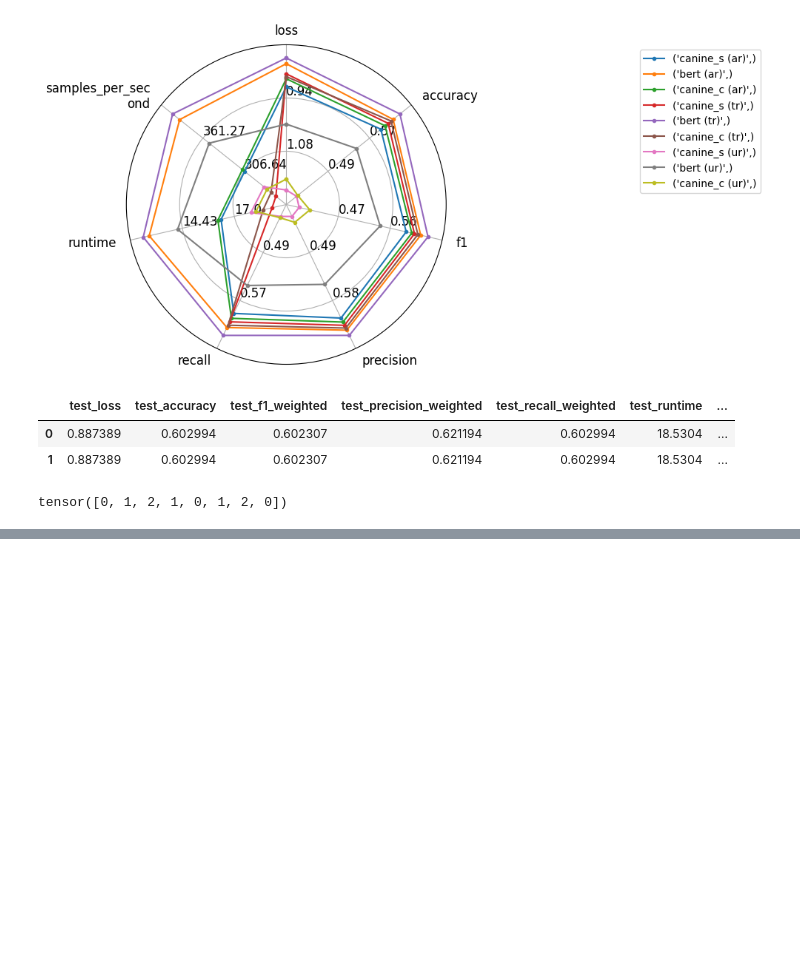
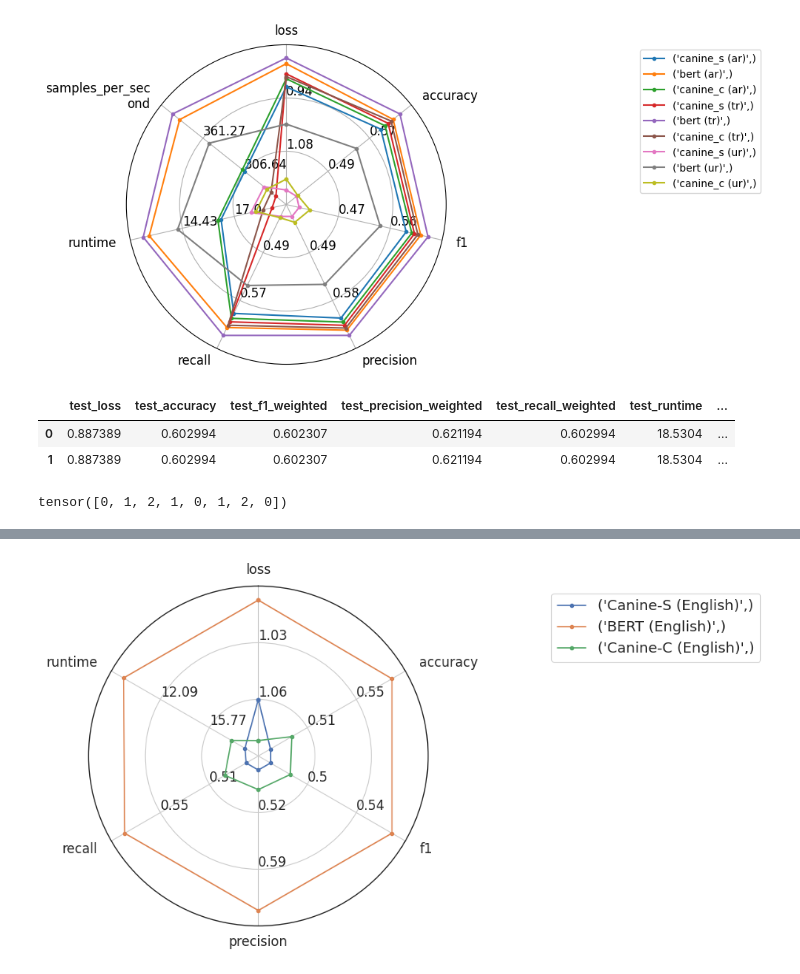
Before and after one commit to gwatkinson/mva_snlp_canine, a Jupyter notebook: notebooks/evaluation.ipynb, the cells around one changed output, grey strips where cells are left out. Cells and saved outputs as stored; diff of their text form; code cells hidden in the pictures; blank space fills up the shorter version.

```diff
--- a/notebooks/evaluation.ipynb
+++ b/notebooks/evaluation.ipynb
@@ -320,0 +461,9 @@ df = trainer_state_to_df(trainer_state)
+# %%
+sub = metric_df.query("language == 'English'")
+data = sub[["loss", "accuracy", "f1", "precision", "recall", "runtime"]]
+model_names = list(sub["model"] + " (" + sub["language"] + ")")
+# %%
+plot = radar_plot(data=data, model_names=model_names, invert_range=["loss", "runtime"])
+plot.show()
+# %% [output]
+[figure, added]
```
Also changed, not shown: parts of 12 cells of this notebook.
